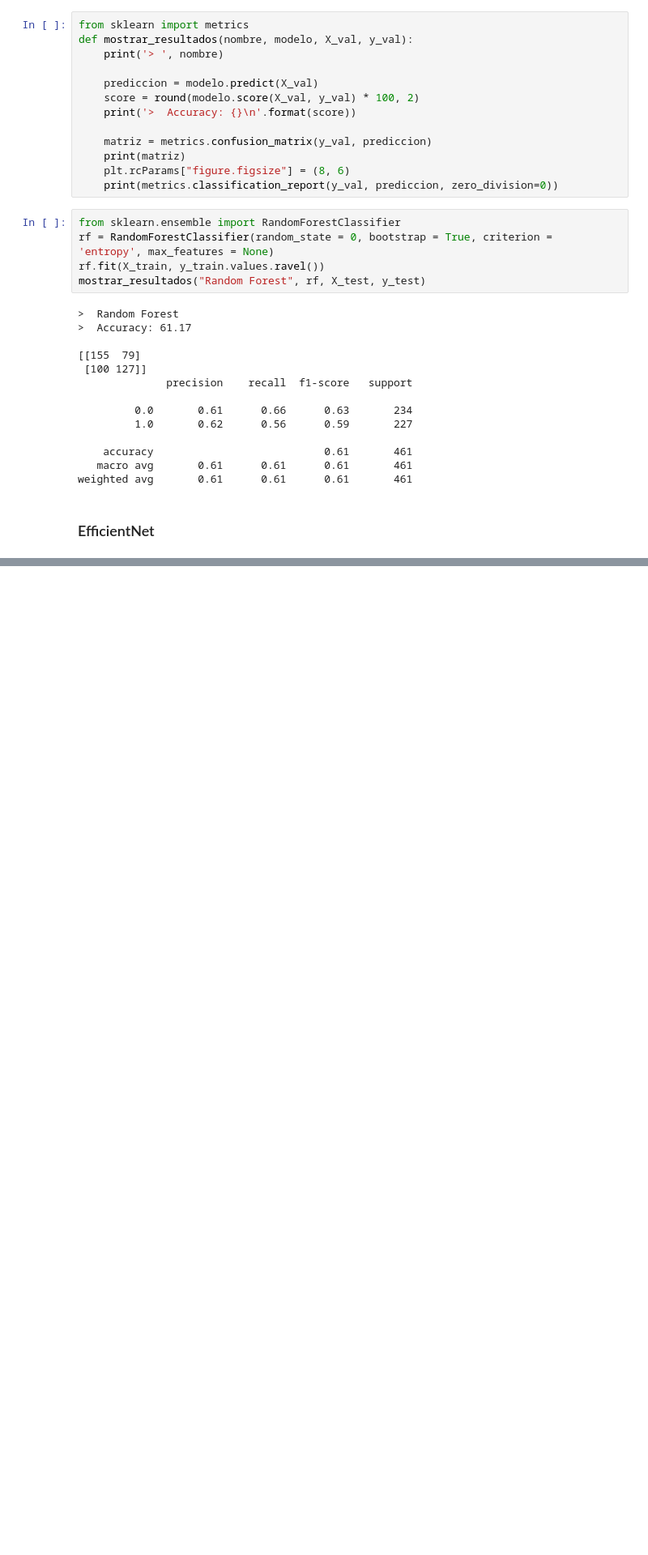
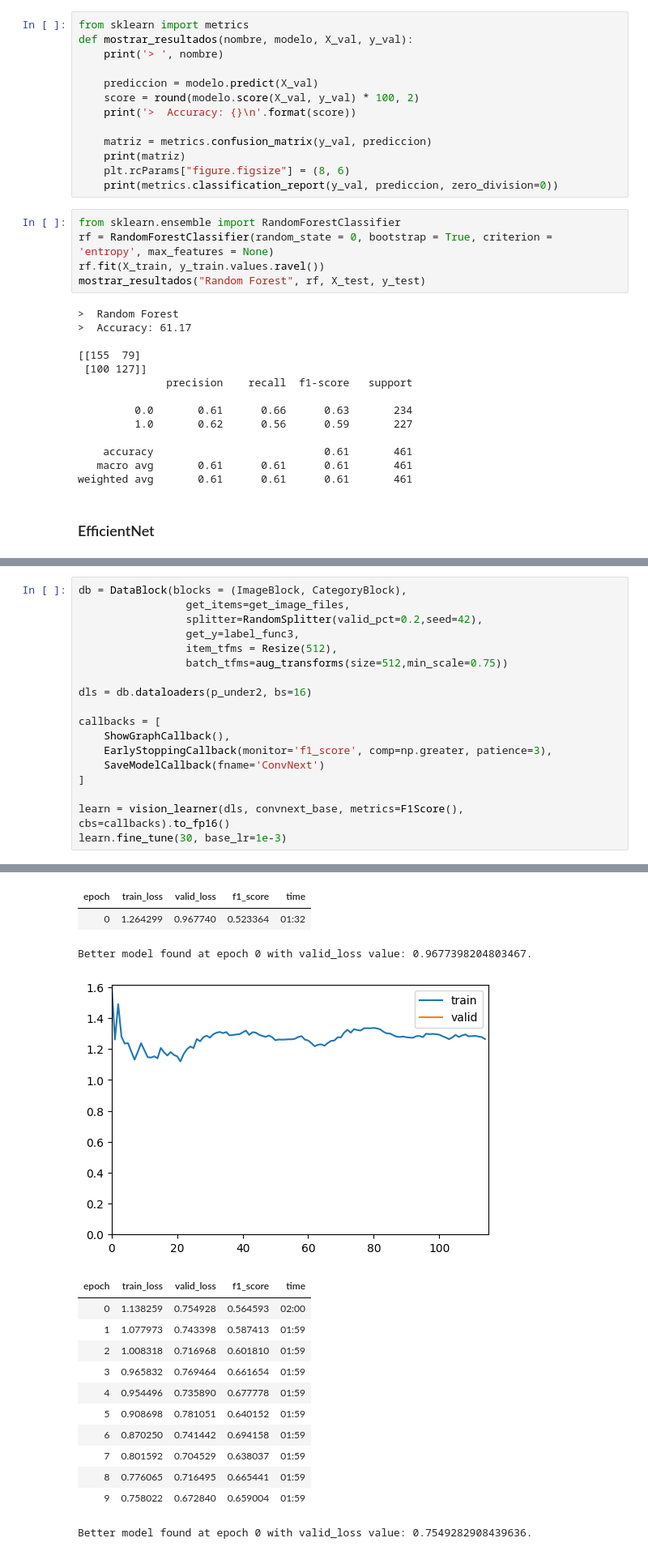
Before and after one commit to inigo99/CancerDetection, a Jupyter notebook: TFM.ipynb, the cells around one changed output, grey strips where cells are left out. Shown at 81% size. Drawn from its saved outputs; the diff is of its cells as text; blank space fills up the shorter version.

```diff
--- a/TFM.ipynb
+++ b/TFM.ipynb
@@ -1900,0 +1984,19 @@ learn.model
+# %%
+db = DataBlock(blocks = (ImageBlock, CategoryBlock),
+                 get_items=get_image_files,
+                 splitter=RandomSplitter(valid_pct=0.2,seed=42),
+                 get_y=label_func3,
+                 item_tfms = Resize(512),
+                 batch_tfms=aug_transforms(size=512,min_scale=0.75))
+
+dls = db.dataloaders(p_under2, bs=16)
+
+callbacks = [
+    ShowGraphCallback(),
+    EarlyStoppingCallback(monitor='f1_score', comp=np.greater, patience=3),
+    SaveModelCallback(fname='ConvNext')
+]
+
+learn = vision_learner(dls, convnext_base, metrics=F1Score(), cbs=callbacks).to_fp16()
+learn.fine_tune(30, base_lr=1e-3)
+# %% [output]
@@ -1900,0 +2004,16 @@ learn.model
+| epoch | train_loss | valid_loss | f1_score | time |
+| 0 | 1.264299 | 0.967740 | 0.523364 | 01:32 |
+Better model found at epoch 0 with valid_loss value: 0.9677398204803467.
+[figure, added]
+| epoch | train_loss | valid_loss | f1_score | time |
+| 0 | 1.138259 | 0.754928 | 0.564593 | 02:00 |
+| 1 | 1.077973 | 0.743398 | 0.587413 | 01:59 |
+| 2 | 1.008318 | 0.716968 | 0.601810 | 01:59 |
+| 3 | 0.965832 | 0.769464 | 0.661654 | 01:59 |
+| 4 | 0.954496 | 0.735890 | 0.677778 | 01:59 |
+| 5 | 0.908698 | 0.781051 | 0.640152 | 01:59 |
+| 6 | 0.870250 | 0.741442 | 0.694158 | 01:59 |
+| 7 | 0.801592 | 0.704529 | 0.638037 | 01:59 |
+| 8 | 0.776065 | 0.716495 | 0.665441 | 01:59 |
+| 9 | 0.758022 | 0.672840 | 0.659004 | 01:59 |
+Better model found at epoch 0 with valid_loss value: 0.7549282908439636.
```
Also changed, not shown: parts of 45 cells of this notebook.
